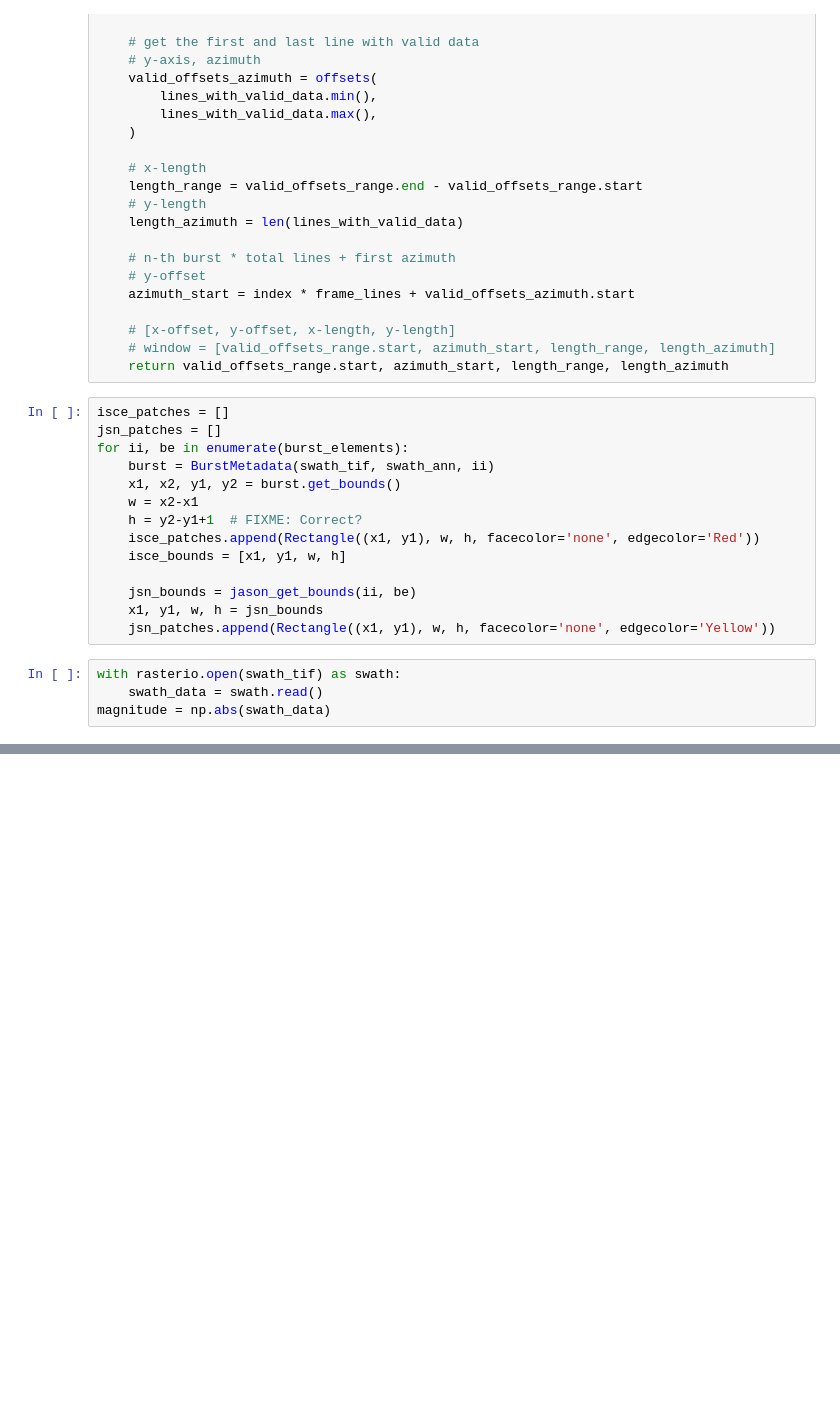
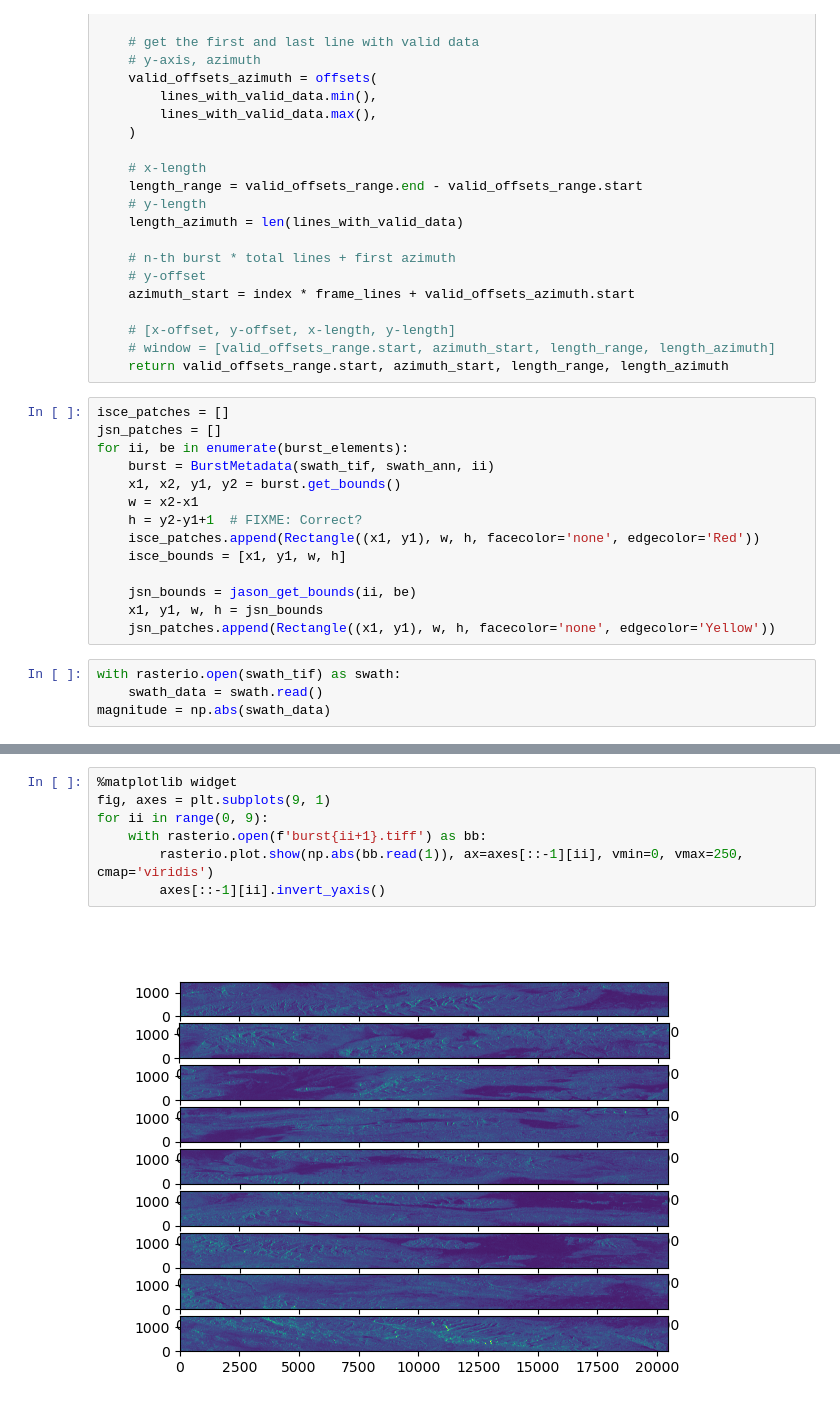
Before and after one commit to forrestfwilliams/burst_extractor, a Jupyter notebook: burst-wat.ipynb, the cells around one changed output, grey strips where cells are left out. Cells and saved outputs as stored; diff of their text form; blank space fills up the shorter version.

Commit message:
update burst-wat notebook to show extractor bursts as well

```diff
--- a/burst-wat.ipynb
+++ b/burst-wat.ipynb
@@ -90,0 +93,9 @@ for jr, ir in zip(jsn_patches, isce_patches):
+# %%
+%matplotlib widget
+fig, axes = plt.subplots(9, 1)
+for ii in range(0, 9):
+    with rasterio.open(f'burst{ii+1}.tiff') as bb:
+        rasterio.plot.show(np.abs(bb.read(1)), ax=axes[::-1][ii], vmin=0, vmax=250, cmap='viridis')
+        axes[::-1][ii].invert_yaxis()
+# %% [output]
+[figure, added]
```
Also changed, not shown: parts of 2 cells of this notebook, 1 other file.
